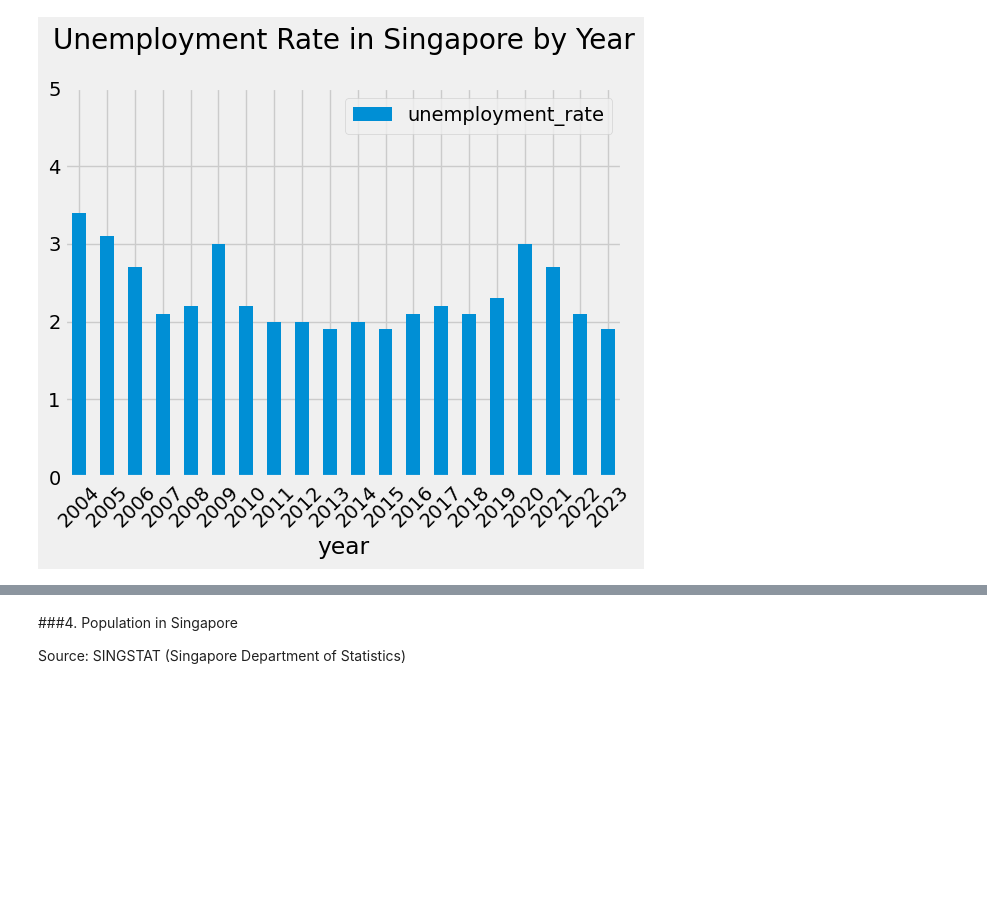
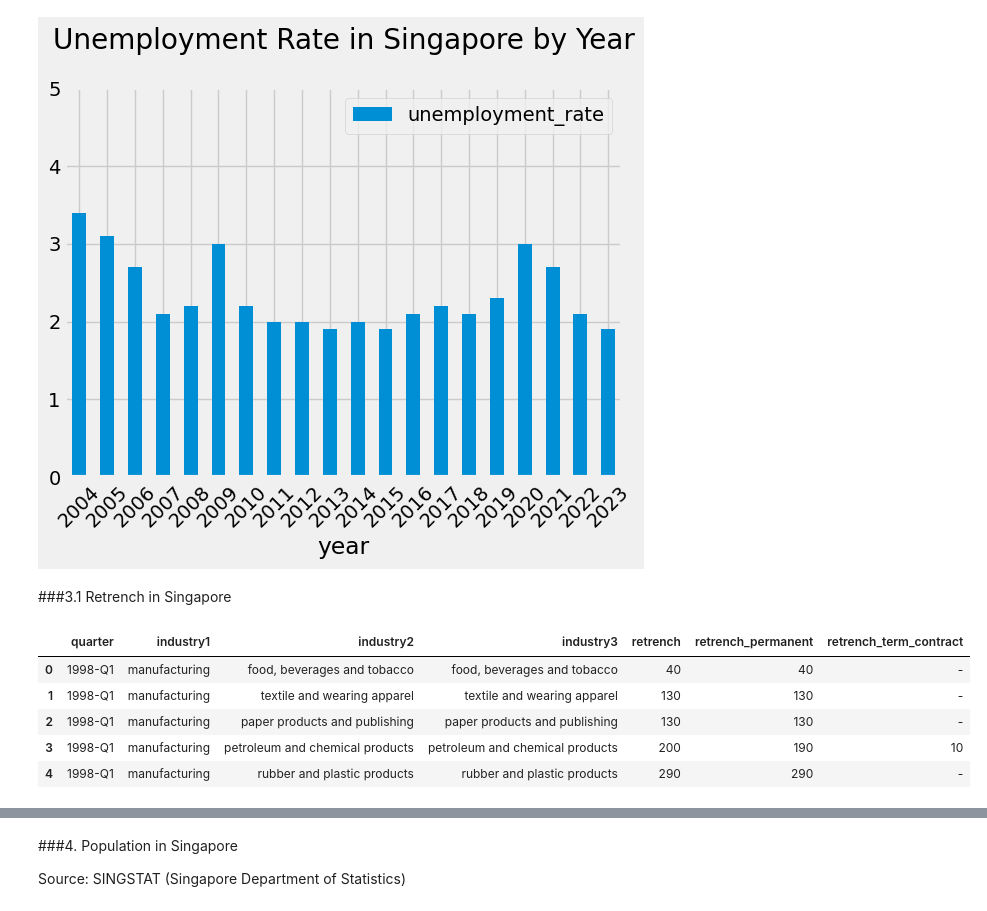
Before and after one commit to Zhenna/Singapore_cost_of_living_analytics_visualization, a Jupyter notebook: Cost_Living_Singapore_Yearly_Trend.ipynb, the cells around one changed output, grey strips where cells are left out. Drawn from its saved outputs; the diff is of its cells as text; code cells hidden in the pictures; blank space fills up the shorter version.

```diff
--- a/Cost_Living_Singapore_Yearly_Trend.ipynb
+++ b/Cost_Living_Singapore_Yearly_Trend.ipynb
@@ -230,3 +231,17 @@ plt.title('Unemployment Rate in Singapore by Year', y=1.08)
 # %% [output]
 Text(0.5, 1.08, 'Unemployment Rate in Singapore by Year')
 [figure]
+# %% [markdown]
+###3.1 Retrench in Singapore
+# %%
+# load raw data
+df_retrench = pd.read_csv(PATH2DATA_RETRENCH)
+
+df_retrench.head()
+# %% [output]
+|  | quarter | industry1 | industry2 | industry3 | retrench | retrench_permanent | retrench_term_contract |
+| 0 | 1998-Q1 | manufacturing | food, beverages and tobacco | food, beverages and tobacco | 40 | 40 | - |
+| 1 | 1998-Q1 | manufacturing | textile and wearing apparel | textile and wearing apparel | 130 | 130 | - |
+| 2 | 1998-Q1 | manufacturing | paper products and publishing | paper products and publishing | 130 | 130 | - |
+| 3 | 1998-Q1 | manufacturing | petroleum and chemical products | petroleum and chemical products | 200 | 190 | 10 |
+| 4 | 1998-Q1 | manufacturing | rubber and plastic products | rubber and plastic products | 290 | 290 | - |
```
Also changed, not shown: parts of 3 cells of this notebook, 1 other file.
